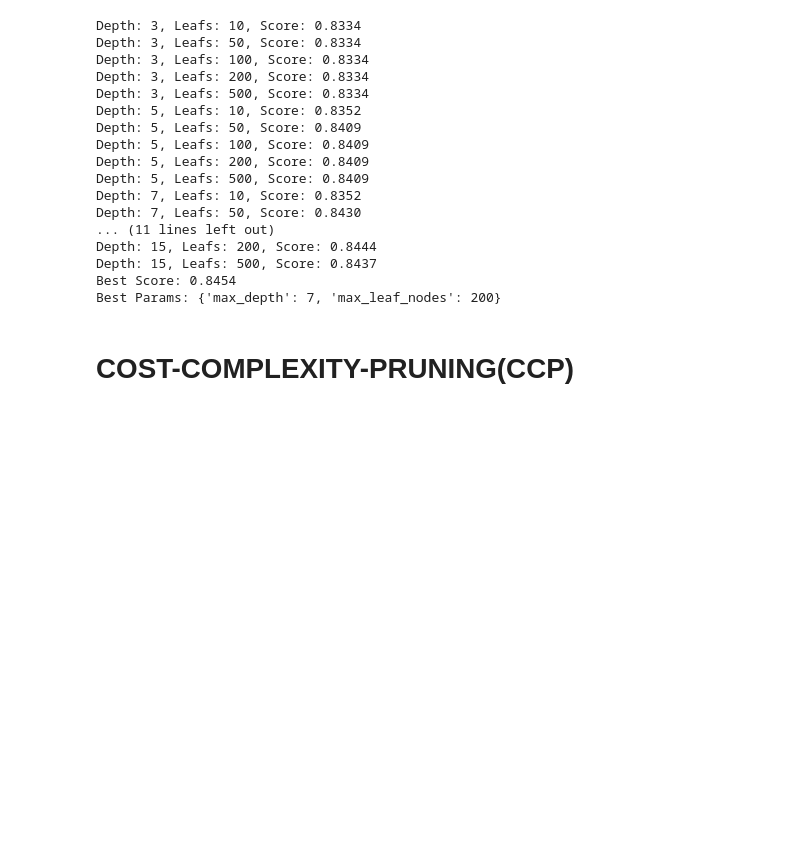
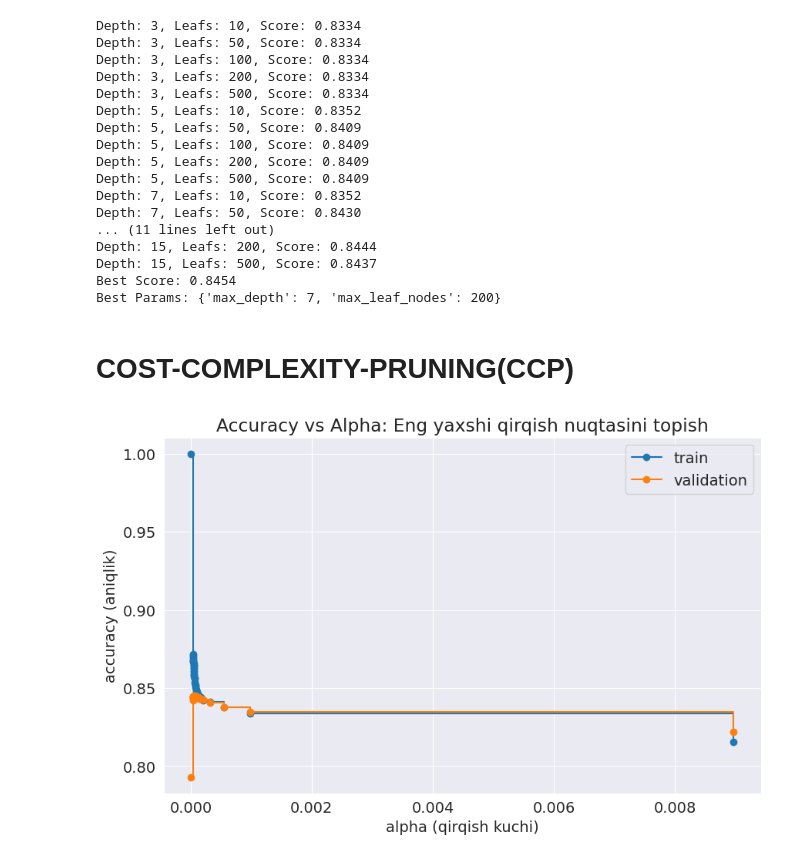
Before and after one commit to JohnUfo/python-and-scikit-tutorial, a Jupyter notebook: rain_prediction_logistic_regression.ipynb, the cells around one changed output. Saved outputs shown, nothing was run; the diff lists cells and outputs as text; code cells hidden in the pictures; blank space fills up the shorter version.

```diff
--- a/rain_prediction_logistic_regression.ipynb
+++ b/rain_prediction_logistic_regression.ipynb
@@ -401,10 +401,24 @@ path = model.cost_complexity_pruning_path(X_train, y_train)
 ccp_alphas = path.ccp_alphas
 # %%
 models = []
-for alpha in ccp_alphas:
+ccp_alphas2 = ccp_alphas[::10]
+for alpha in ccp_alphas2:
   m = DecisionTreeClassifier(random_state=42, ccp_alpha=alpha)
   m.fit(X_train, y_train)
   models.append(m)
 
 train_scores = [m.score(X_train, y_train) for m in models]
 val_scores = [m.score(X_val, y_val) for m in models]
+# %%
+import matplotlib.pyplot as plt
+
+plt.figure(figsize=(10, 6))
+plt.plot(ccp_alphas2, train_scores, marker='o', label="train", drawstyle="steps-post")
+plt.plot(ccp_alphas2, val_scores, marker='o', label="validation", drawstyle="steps-post")
+plt.xlabel("alpha (qirqish kuchi)")
+plt.ylabel("accuracy (aniqlik)")
+plt.title("Accuracy vs Alpha: Eng yaxshi qirqish nuqtasini topish")
+plt.legend()
+plt.show()
+# %% [output]
+[figure, added]
```
